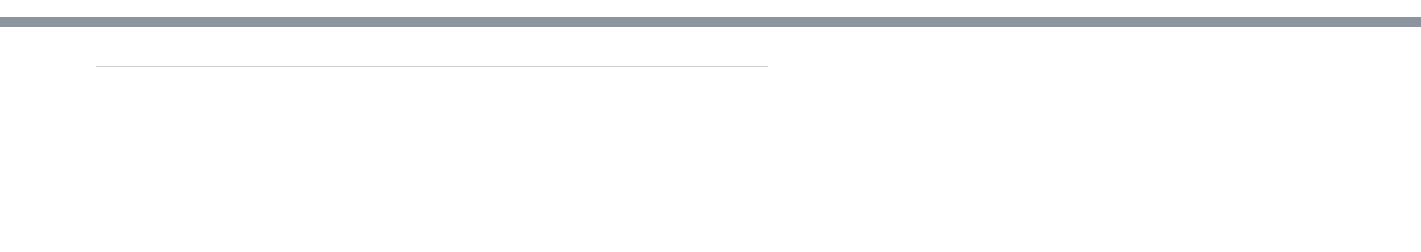
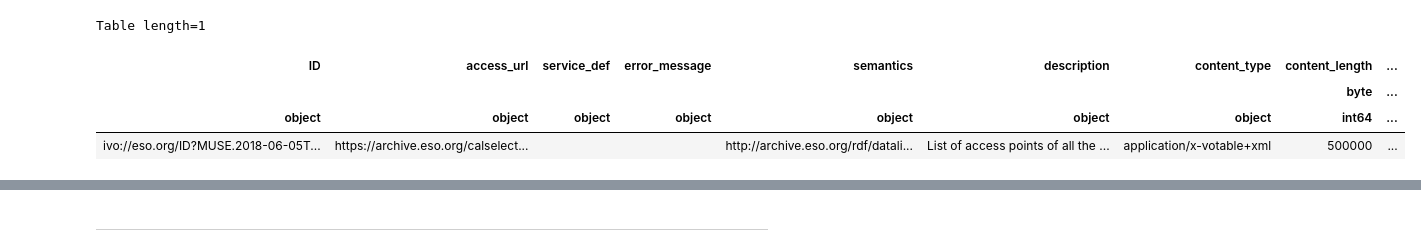
Before and after one commit to eso/astroquery_examples, a Jupyter notebook: examples/advanced/02_raw_to_reduced.ipynb, the cells around one changed output, grey strips where cells are left out. Drawn from its saved outputs; the diff is of its cells as text; code cells hidden in the pictures; blank space fills up the shorter version.

```diff
--- a/examples/advanced/02_raw_to_reduced.ipynb
+++ b/examples/advanced/02_raw_to_reduced.ipynb
@@ -299,0 +219,11 @@ https://archive.eso.org/calselector/v1/associations?dp_id=SPHER.2016-09-26T03:04
+# %%
+raw2master_semantics = "raw2master"
+raw2master_semantics = table_raw_datalink[["raw2master" in semantics for semantics in table_raw_datalink["semantics"]]]["semantics"]
+raw2master_mask = table_raw_datalink["semantics"] == raw2master_semantics
+table_raw_datalink[raw2master_mask]
+# %% [output]
+Table length=1
+| ID | access_url | service_def | error_message | semantics | description | content_type | content_length | ... |
+|  |  |  |  |  |  |  | byte | ... |
+| object | object | object | object | object | object | object | int64 | ... |
+| ivo://eso.org/ID?MUSE.2018-06-05T... | https://archive.eso.org/calselect... |  |  | http://archive.eso.org/rdf/datali... | List of access points of all the ... | application/x-votable+xml | 500000 | ... |
```
Also changed, not shown: parts of 46 cells of this notebook, 5 other files.
